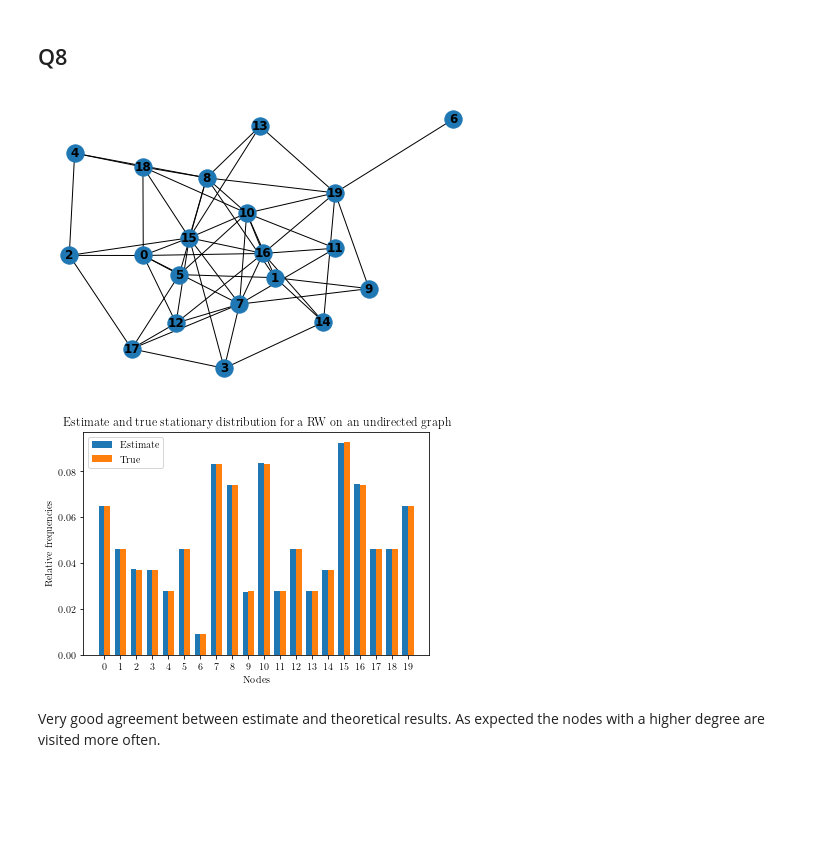
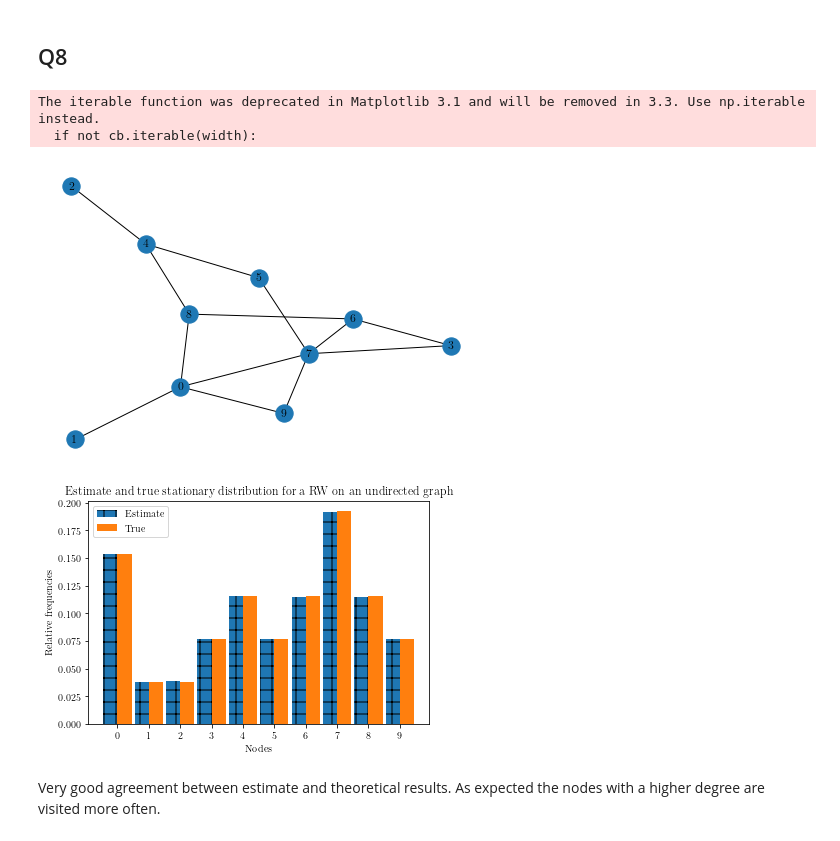
Before and after one commit to Unathi-Skosana/MS763, a Jupyter notebook: cw01/cw01.ipynb, the cells around one changed output. Cells and saved outputs as stored; diff of their text form; code cells hidden in the pictures; blank space fills up the shorter version.

```diff
--- a/cw01/cw01.ipynb
+++ b/cw01/cw01.ipynb
@@ -130,7 +130,7 @@ for i in range(int(nsteps) - 1):
             sample[i+1] = 0
     elif sample[i] == 1:
         r = random.random()
-        if r < trans_mat[1][0]:
+        if r >= trans_mat[1][1]:
             sample[i+1] = 0
         else:
             sample[i+1] = 1
@@ -150,13 +150,15 @@ The first numerical method agrees with the theoretical results up to an error to
 # %% [markdown]
 ## Q8
 # %%
-nnodes = 20
+nnodes = 10
 G = nx.erdos_renyi_graph(nnodes, .35)
 # %%
 nx.draw(G, with_labels=True, font_weight='bold')
 plt.show()
 # %% [output]
+The iterable function was deprecated in Matplotlib 3.1 and will be removed in 3.3. Use np.iterable instead.
+  if not cb.iterable(width):
-[figure, old version]
+[figure, new version]
 # %%
 nsteps = 1000000
 nedges = G.number_of_edges()
@@ -169,25 +171,25 @@ for i in range(1, nsteps):
 # %%
 est_dist = np.bincount(traj) / nsteps
 true_dist = [G.degree[i] / (2 * nedges) for i in range(nnodes)]
 labels = ['{}'.format(i) for i in range(nnodes)]
 x = np.arange(nnodes)  # the label locations
-width = 0.35  # the width of the bars
+width = 0.45 # the width of the bars
 
 fig, ax = plt.subplots()
-ax.bar(x - width/2, est_dist, width, label=r'Estimate')
+ax.bar(x - width/2, est_dist, width, label=r'Estimate', hatch="+")
 ax.bar(x + width/2, true_dist, width, label=r'True')
 
 # Add some text for labels, title and custom x-axis tick labels, etc.
 ax.set_ylabel(r'Relative frequencies')
 ax.set_xlabel(r'Nodes')
 ax.set_title(r'Estimate and true stationary distribution for a RW on an undirected graph')
 ax.set_xticks(x)
 ax.set_xticklabels(labels)
 ax.legend()
 fig.tight_layout()
 plt.show()
 # %% [output]
-[figure, old version]
+[figure, new version]
 # %% [markdown]
 Very good agreement between estimate and theoretical results. As expected the nodes with a higher degree are visited more often.
 # %% [markdown]
```
Also changed, not shown: parts of 1 cell of this notebook, 2 other files.
